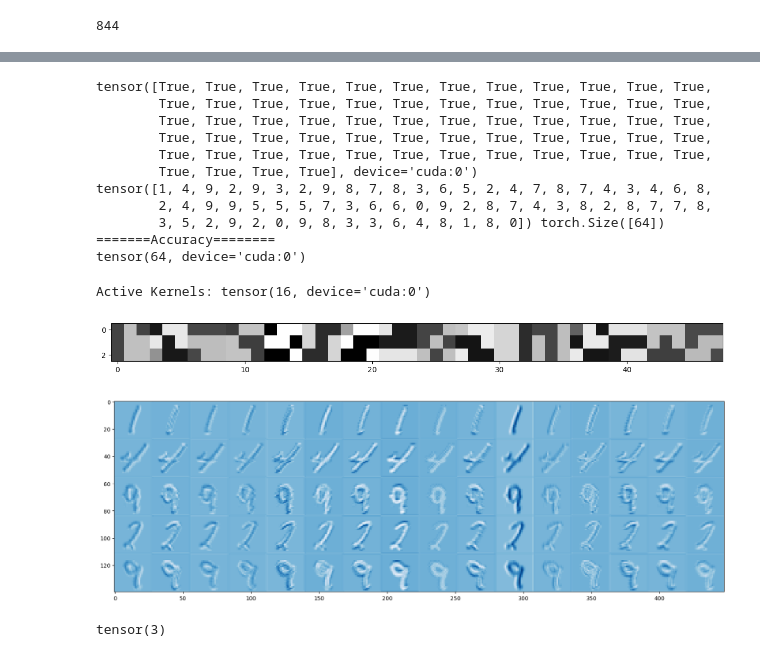
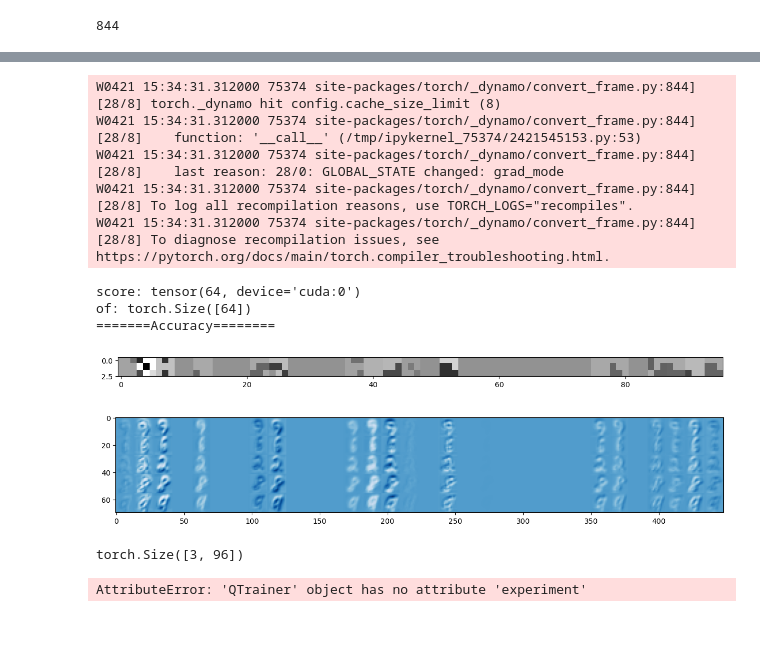
Before and after one commit to adishourya/SelfcompressingAttention, a Jupyter notebook: scratchpad/compressing/ConvolutionCompressing.ipynb, the cells around one changed output, grey strips where cells are left out. Saved outputs shown, nothing was run; the diff lists cells and outputs as text; code cells hidden in the pictures; blank space fills up the shorter version.

```diff
--- a/scratchpad/compressing/ConvolutionCompressing.ipynb
+++ b/scratchpad/compressing/ConvolutionCompressing.ipynb
@@ -187,7 +248,3 @@ class QconvModel(torch.nn.Module):
         l2 = torch.gelu(self.L2(l1))
         logits = l2
         return logits
-# %%
-qmodel_example = QconvModel()
-for p in qmodel_example.named_parameters():
-    print(p)
@@ -283,4 +386,4 @@ class QTrainer:
         return self.model
 # %%
-qtrainer = QTrainer()
+qmodel = QTrainer(logging=False,tag="low_bval",project_name="convolution_compressing")
 # %% [output]
@@ -292,2 +395,2 @@ tensor(0.9700)
 # %%
-out_model=qtrainer.train(50)
+qmodel.train(50)
@@ -294,48 +415,39 @@ out_model=qtrainer.train(50)
 # %%
 with torch.no_grad():
+    out_model = qmodel.model
     logits =out_model(img.to("cuda"))
     response = torch.argmax(logits,dim=-1)
     # print(logits)
-    print(response==labels.to("cuda"))
-    print(labels,labels.shape)
+    print("score:",torch.sum(response==labels.to("cuda")))
+    print("of:",labels.shape)
     print("=======Accuracy========")
-    print(torch.sum(response==labels.to("cuda")))
 # %% [output]
-tensor([True, True, True, True, True, True, True, True, True, True, True, True,
-        True, True, True, True, True, True, True, True, True, True, True, True,
-        True, True, True, True, True, True, True, True, True, True, True, True,
-        True, True, True, True, True, True, True, True, True, True, True, True,
-        True, True, True, True, True, True, True, True, True, True, True, True,
-        True, True, True, True], device='cuda:0')
-tensor([1, 4, 9, 2, 9, 3, 2, 9, 8, 7, 8, 3, 6, 5, 2, 4, 7, 8, 7, 4, 3, 4, 6, 8,
-        2, 4, 9, 9, 5, 5, 5, 7, 3, 6, 6, 0, 9, 2, 8, 7, 4, 3, 8, 2, 8, 7, 7, 8,
-        3, 5, 2, 9, 2, 0, 9, 8, 3, 3, 6, 4, 8, 1, 8, 0]) torch.Size([64])
-=======Accuracy========
-tensor(64, device='cuda:0')
+W0421 15:34:31.312000 75374 site-packages/torch/_dynamo/convert_frame.py:844] [28/8] torch._dynamo hit config.cache_size_limit (8)
+W0421 15:34:31.312000 75374 site-packages/torch/_dynamo/convert_frame.py:844] [28/8]    function: '__call__' (/tmp/ipykernel_75374/2421545153.py:53)
+W0421 15:34:31.312000 75374 site-packages/torch/_dynamo/convert_frame.py:844] [28/8]    last reason: 28/0: GLOBAL_STATE changed: grad_mode
+W0421 15:34:31.312000 75374 site-packages/torch/_dynamo/convert_frame.py:844] [28/8] To log all recompilation reasons, use TORCH_LOGS="recompiles".
+W0421 15:34:31.312000 75374 site-packages/torch/_dynamo/convert_frame.py:844] [28/8] To diagnose recompilation issues, see https://pytorch.org/docs/main/torch.compiler_troubleshooting.html.
+score: tensor(64, device='cuda:0')
+of: torch.Size([64])
+=======Accuracy========
 # %%
+# log more things you find interesting
 with torch.no_grad():
-    out_conv1_model =  out_model.conv1(input_img.to("cuda"))
-    out_conv1_weights = out_model.conv1.weight
-    out_conv1_depth = torch.relu(out_model.conv1.depth_bit)
-    print("Active Kernels:",torch.sum(torch.where(out_conv1_depth>0,1,0)))
+    out_model = qmodel.model
+    out1 = out_model.conv1(input_img.to("cuda"))
+    out2 = out_model.conv2(out1)
+    out2 = out_model.bn1(out2)
 
-    # print(out_conv1_depth)
-    W = out_model.conv1._init_weight(out_conv1_weights,out_conv1_depth)
-    W_plot = einops.rearrange(W,"k 1 f1 f2 -> f1 (k f2)").to("cpu")
+    pool1 = out_model.pool(out2)
+    out3 = out_model.conv3(pool1)
+    out4 = out_model.conv4(out3)
 
-
-    plt.figure(figsize=(15,8))
-    plt.imshow(W_plot,cmap="gray")
-    plt.show()
-    plt.figure(figsize=(20,8))
-    out_conv1_plot = einops.rearrange(out_conv1_model,"b k h w -> (b h) (k w)").to("cpu")
-    plt.imshow(out_conv1_plot,cmap="Blues")
-    plt.show()
+    out,w = inspect_weights(out4,out_model.conv4)
+    print(w.shape)
+    qmodel.experiment.log_image(out,name="layer_4")
+    display(sp.Matrix(w))
 # %% [output]
-Active Kernels: tensor(16, device='cuda:0')
-[figure, old version]
+[figure, new version]
-[figure, old version]
+[figure, new version]
+torch.Size([3, 96])
+AttributeError: 'QTrainer' object has no attribute 'experiment'
-# %%
-torch.sum(torch.tensor([0,0,1,0,1,1]))
-# %% [output]
-tensor(3)
```
Also changed, not shown: parts of 16 cells of this notebook, 8 other files.
